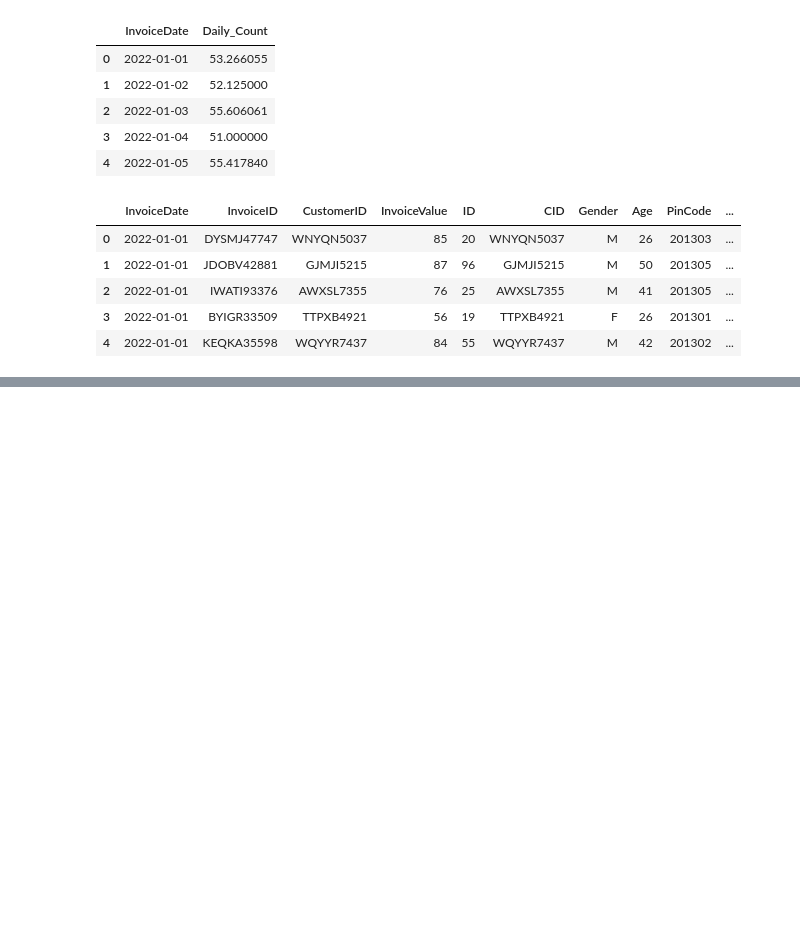
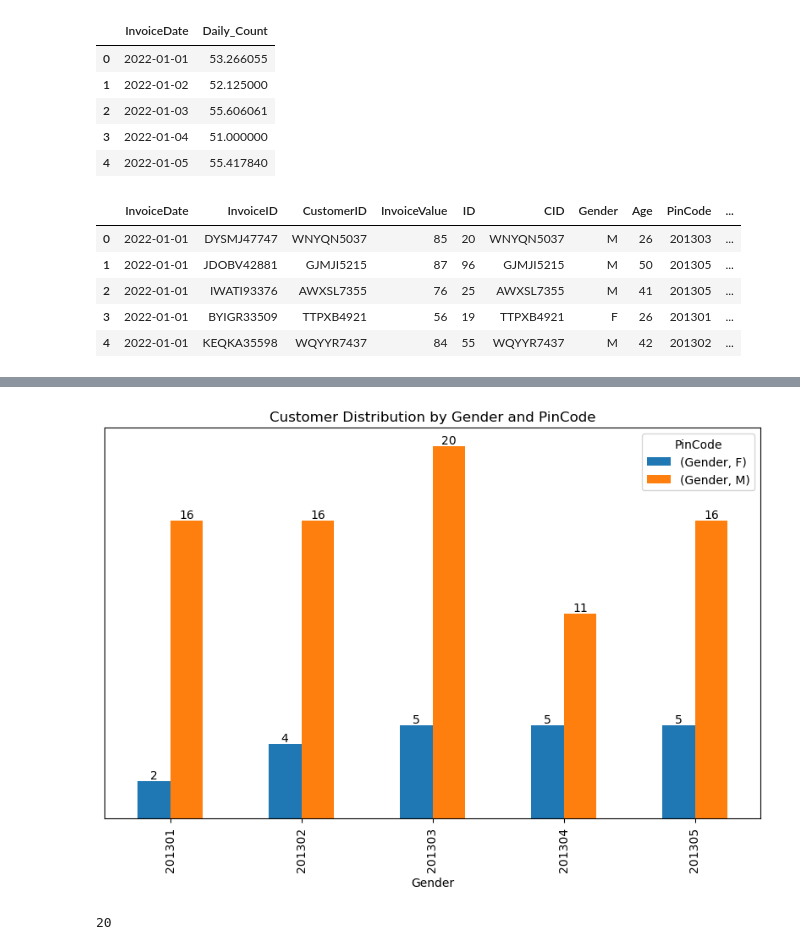
Before and after one commit to DrAanchalAwasthi/STAT742, a Jupyter notebook: ABC-Corporation-Sales/Business-Questions-Q1.ipynb, the cells around one changed output, grey strips where cells are left out. Drawn from its saved outputs; the diff is of its cells as text; code cells hidden in the pictures; blank space fills up the shorter version.

```diff
--- a/ABC-Corporation-Sales/Business-Questions-Q1.ipynb
+++ b/ABC-Corporation-Sales/Business-Questions-Q1.ipynb
@@ -154,0 +270,12 @@ monthly_sale_by_pin
+# %%
+### Import Customer Data
+customer_base = pd.read_excel('Sales-Data.xlsx', sheet_name= 'Customer-Base')
+# %%
+### Which pincode have maximum number of customers?
+filter_columns = ['PinCode', 'Gender']
+customer_distribution = customer_base[filter_columns].pivot_table(index='PinCode',
+                                            columns='Gender',
+                                            values=['Gender'],
+                                            aggfunc={'Gender': 'count'},
+                                            fill_value=0)
+customer_distribution
@@ -154,0 +291,31 @@ monthly_sale_by_pin
+# %%
+
+plt.rcParams['figure.figsize'] = [10, 6]
+
+# Create a bar plot
+ax = customer_distribution.plot(kind='bar', stacked=False)
+
+# Customize the plot
+ax.set_xlabel('Gender')
+ax.set_title('Customer Distribution by Gender and PinCode')
+ax.legend(title='PinCode')
+
+# Add values on top of the bars
+for container in ax.containers:
+    ax.bar_label(container, fmt='%d', label_type='edge')
+
+# Set plot labels and title
+ax.set_xlabel
+ax.set_yticks([])
+
+
+# Show the plot
+plt.show()
+# %% [output]
+[figure, added]
+# %%
+#  What is average age of female population in pincode with maximum male customers?
+customer_base[(customer_base['PinCode'] == 201303) & (customer_base['Gender'] == 'F')]
+customer_base[(customer_base['PinCode'] == 201303) & (customer_base['Gender'] == 'F')].Age.min()
+# %% [output]
+20
```
Also changed, not shown: parts of 25 cells of this notebook, 1 other file.
